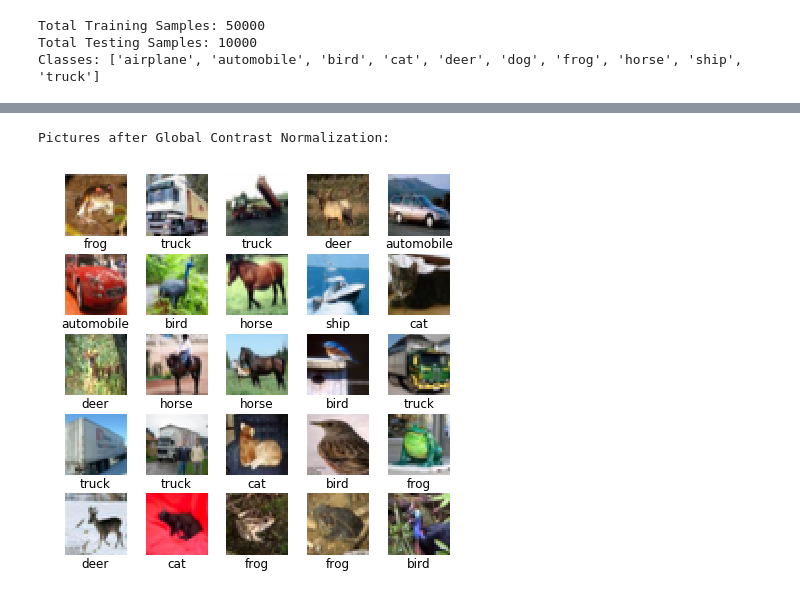
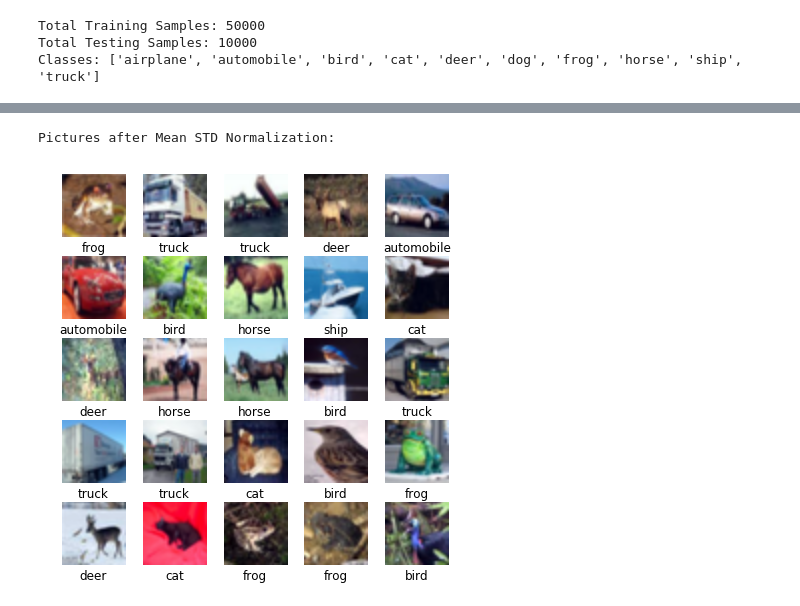
Before and after one commit to JRC1995/Wide-Residual-Network, a Jupyter notebook: DataProcessing.ipynb, the cells around one changed output, grey strips where cells are left out. Drawn from its saved outputs; the diff is of its cells as text; code cells hidden in the pictures.

```diff
--- a/DataProcessing.ipynb
+++ b/DataProcessing.ipynb
@@ -93,11 +93,21 @@ t = np.transpose(t,(0,2,3,1))
 X_train = np.concatenate((b1,b2,b3,b4,b5))
 Y_train = np.concatenate((batch1['labels'],batch2['labels'],batch3['labels'],batch4['labels'],batch5['labels']))
 
+
+#NOT RECOMMENDED TO USE THE SAME DATA FOR TESTING AND VALIDATING!!
+#I am doing it intentionally to bias this network towards test case.
+
+X_val = t
+Y_val = test['labels']
+Y_val = np.array(Y_val)
+
+
 X_test = t
 Y_test = test['labels']
 Y_test = np.array(Y_test)
 
 print ("Shape of Training Samples (input and output): "+str(X_train.shape)+" "+str(Y_train.shape))
+print ("Shape of Validation Samples (input and output): "+str(X_val.shape)+" "+str(Y_val.shape))
 print ("Shape of Testing Samples (input and output): "+str(X_test.shape)+" "+str(Y_test.shape))
 # %% [output]
 Shape of Training Samples (input and output): (50000, 32, 32, 3) (50000,)
@@ -134,32 +145,32 @@ Some sample training images with their labels:
 #Convert to float32
 
 X_train = X_train.astype('float32')
+X_val = X_val.astype('float32')
 X_test = X_test.astype('float32')
-# %%
-#Source: https://datascience.stackexchange.com/questions/15110/how-to-implement-global-contrast-normalization-in-python
-#Applying global_contrast_normalization
-
-X_train_gcn = np.zeros((X_train.shape))
-X_test_gcn = np.zeros((X_test.shape))
-
-def global_contrast_normalization(img,s, lmda, epsilon):
-    X = np.array(img)
-    X_average = np.mean(X)
-    X = X - X_average
-    contrast = np.sqrt(lmda + np.mean(X**2))
-    X = s * X / max(contrast, epsilon)
-    return X
-
-for i in xrange(0,len(X_train)):
-    X_train_gcn[i] = global_contrast_normalization(X_train[i],1, 10, 0.000000001)
-
-for i in xrange(0,len(X_test)):
-    X_test_gcn[i] = global_contrast_normalization(X_test[i],1, 10, 0.000000001)
-
-print "Pictures after Global Contrast Normalization: "
-
-picgrid(X_train_gcn)
-# %% [output]
-Pictures after Global Contrast Normalization:
-[figure, removed]
+# %%
+#Applying mean-std normalization
+
+def mean_std_normalization(X,mean,calculate_mean=True):
+    channel_size = X.shape[3]
+    for i in xrange(channel_size):
+        if calculate_mean == True:
+            mean[i] = np.mean(X[:,:,:,i])
+        variance = np.mean(np.square(X[:,:,:,i]-mean[i]))
+        deviation = np.sqrt(variance)
+        X[:,:,:,i] = (X[:,:,:,i]-mean[i])/deviation
+    return X,mean
+
+channel_size = X_train.shape[3]
+mean = np.zeros((channel_size),dtype=np.float32)
+
+X_train,train_mean = mean_std_normalization(X_train,mean)
+X_val,_ = mean_std_normalization(X_val,train_mean,False)
+X_test,_ = mean_std_normalization(X_test,train_mean,False)
+
+print "Pictures after Mean STD Normalization: "
+
+picgrid(X_train)
+# %% [output]
+Pictures after Mean STD Normalization:
+[figure, added]
 # %%
```
Also changed, not shown: parts of 4 cells of this notebook, 1 other file.
